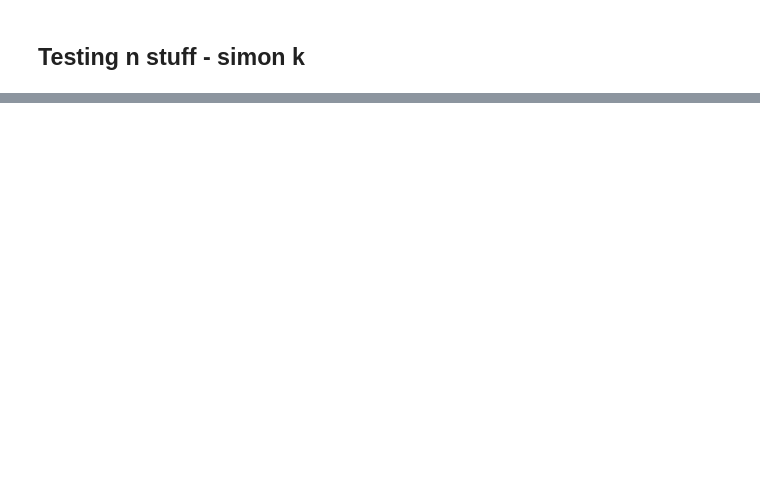
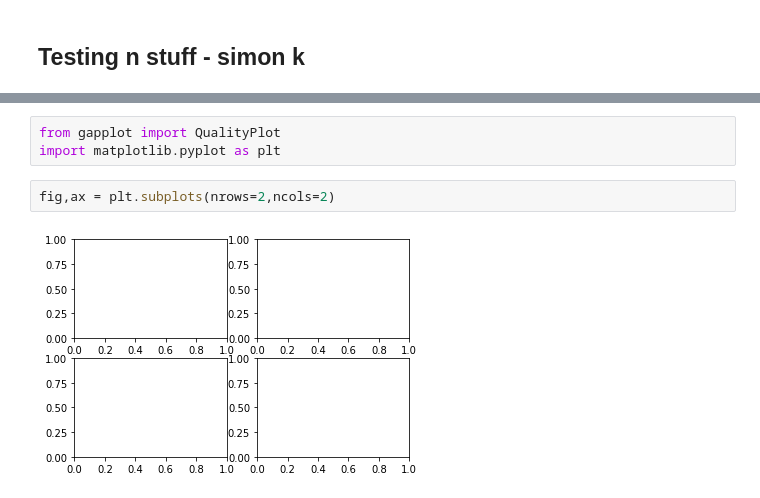
Before and after one commit to simon-koenig/machine-learning-atomic-properties, a Jupyter notebook: GAP/test.ipynb, the cells around one changed output, grey strips where cells are left out. Cells and saved outputs as stored; diff of their text form; blank space fills up the shorter version.

```diff
--- a/GAP/test.ipynb
+++ b/GAP/test.ipynb
@@ -71,0 +60,7 @@ split.get_percentages()
+# %%
+from gapplot import QualityPlot
+import matplotlib.pyplot as plt
+# %%
+fig,ax = plt.subplots(nrows=2,ncols=2)
+# %% [output]
+[figure, added]
```
Also changed, not shown: parts of 15 cells of this notebook, 29 other files.
